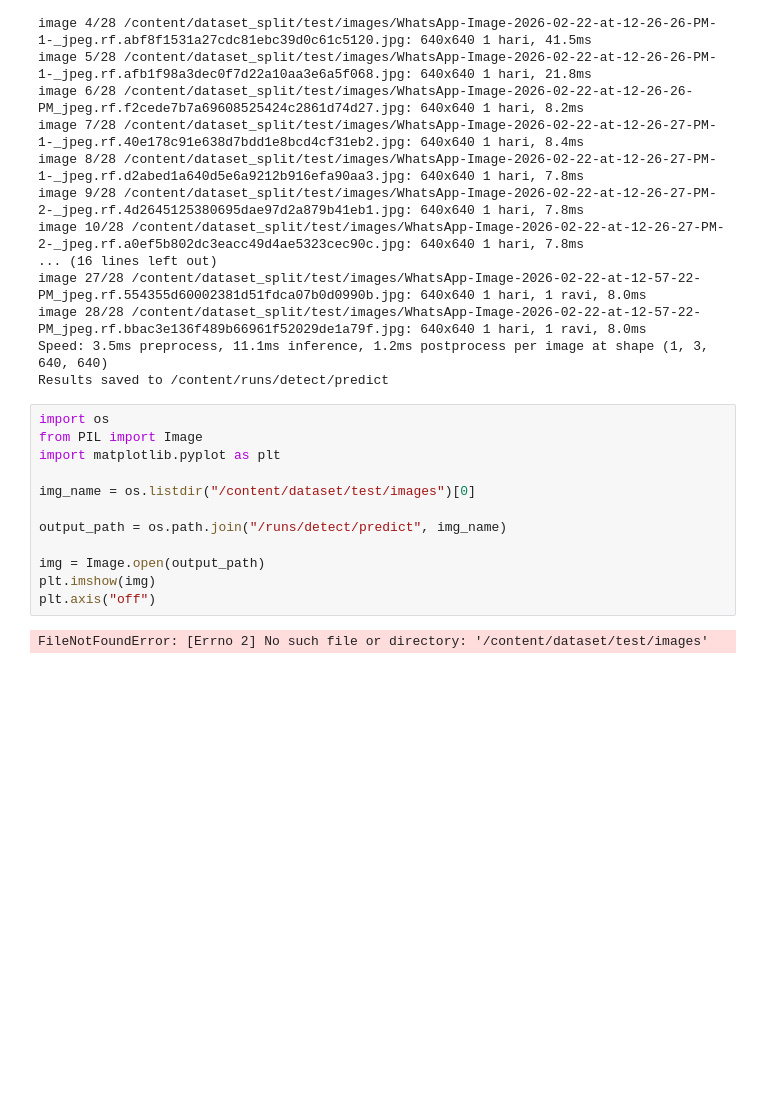
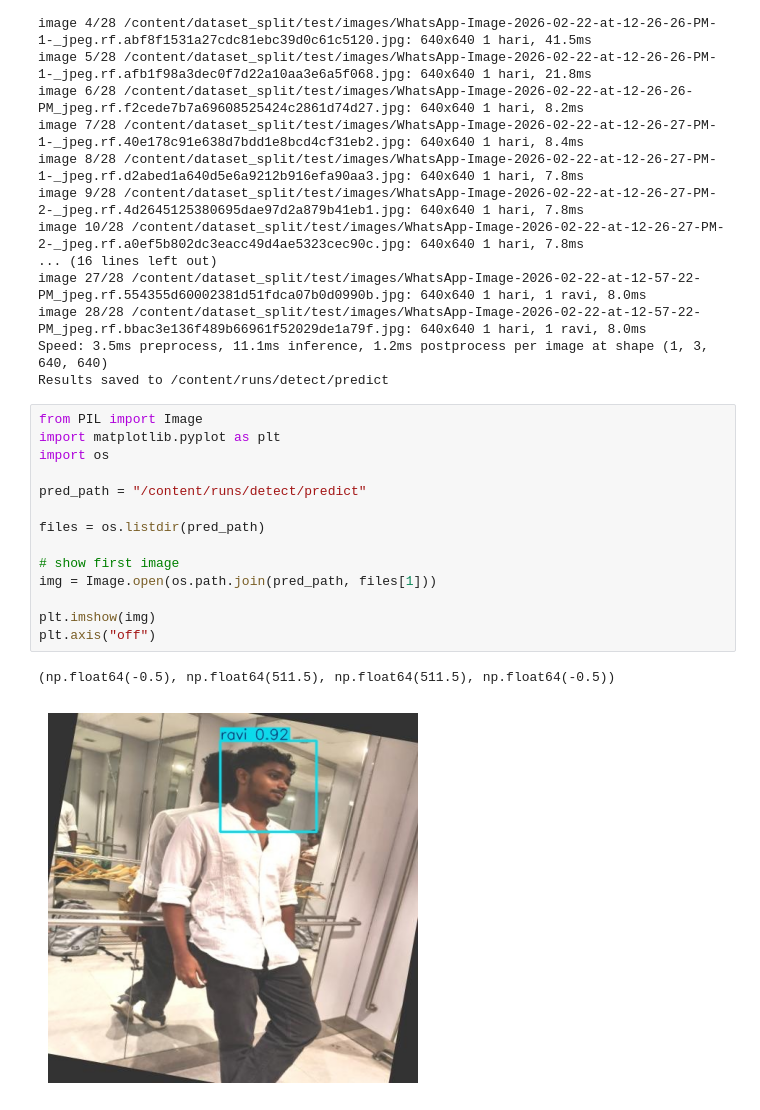
Before and after one commit to ravikeerthi7606/faceDetection_YOLO, a Jupyter notebook: faceRecognition.ipynb, the cells around one changed output. Saved outputs shown, nothing was run; the diff lists cells and outputs as text; blank space fills up the shorter version.

```diff
--- a/faceRecognition.ipynb
+++ b/faceRecognition.ipynb
@@ -203,16 +203,19 @@ image 28/28 /content/dataset_split/test/images/WhatsApp-Image-2026-02-22-at-12-5
 Speed: 3.5ms preprocess, 11.1ms inference, 1.2ms postprocess per image at shape (1, 3, 640, 640)
 Results saved to /content/runs/detect/predict
 # %%
-import os
 from PIL import Image
 import matplotlib.pyplot as plt
+import os
 
-img_name = os.listdir("/content/dataset/test/images")[0]
+pred_path = "/content/runs/detect/predict"
 
-output_path = os.path.join("/runs/detect/predict", img_name)
+files = os.listdir(pred_path)
 
-img = Image.open(output_path)
+# show first image
+img = Image.open(os.path.join(pred_path, files[1]))
+
 plt.imshow(img)
 plt.axis("off")
 # %% [output]
-FileNotFoundError: [Errno 2] No such file or directory: '/content/dataset/test/images'
+(np.float64(-0.5), np.float64(511.5), np.float64(511.5), np.float64(-0.5))
+[figure, added]
```
